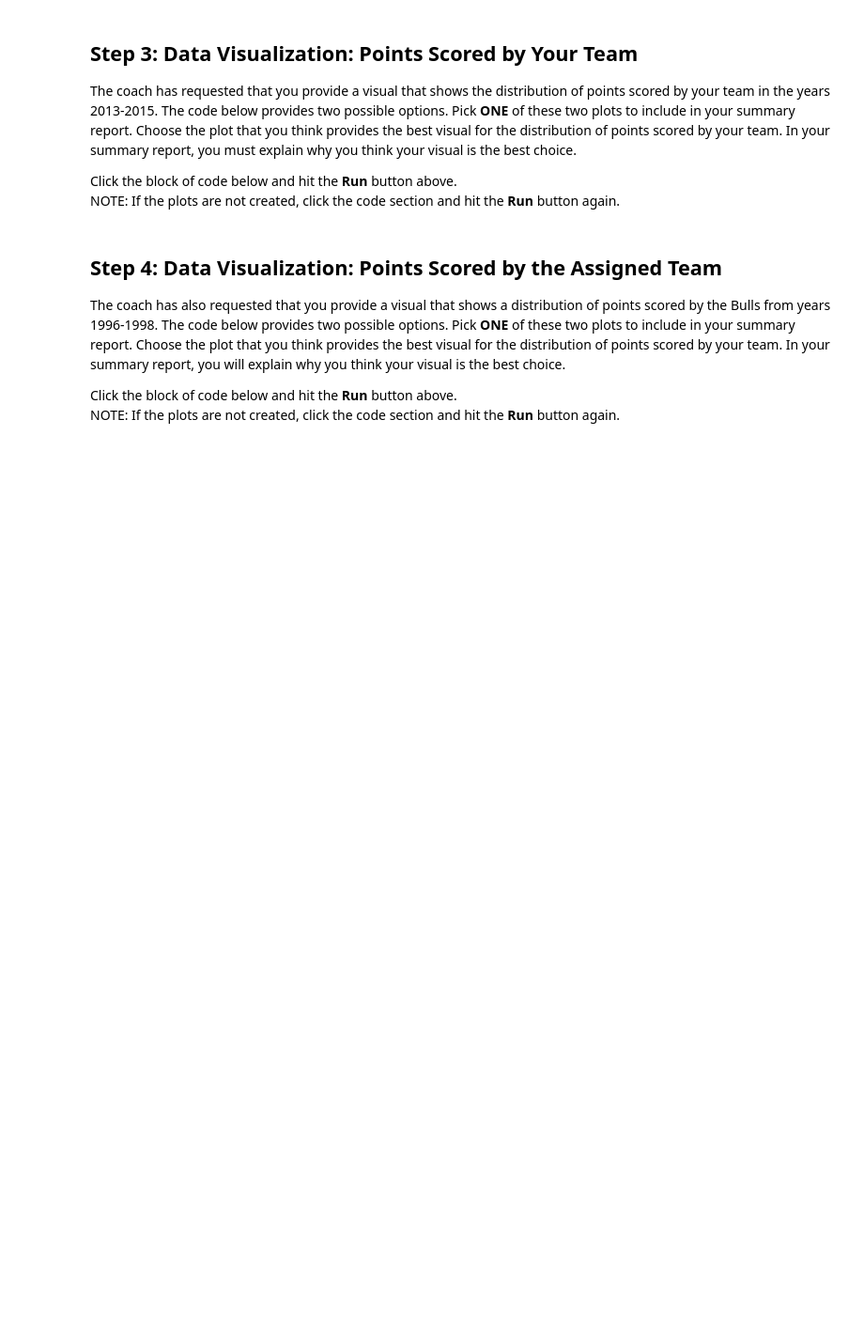
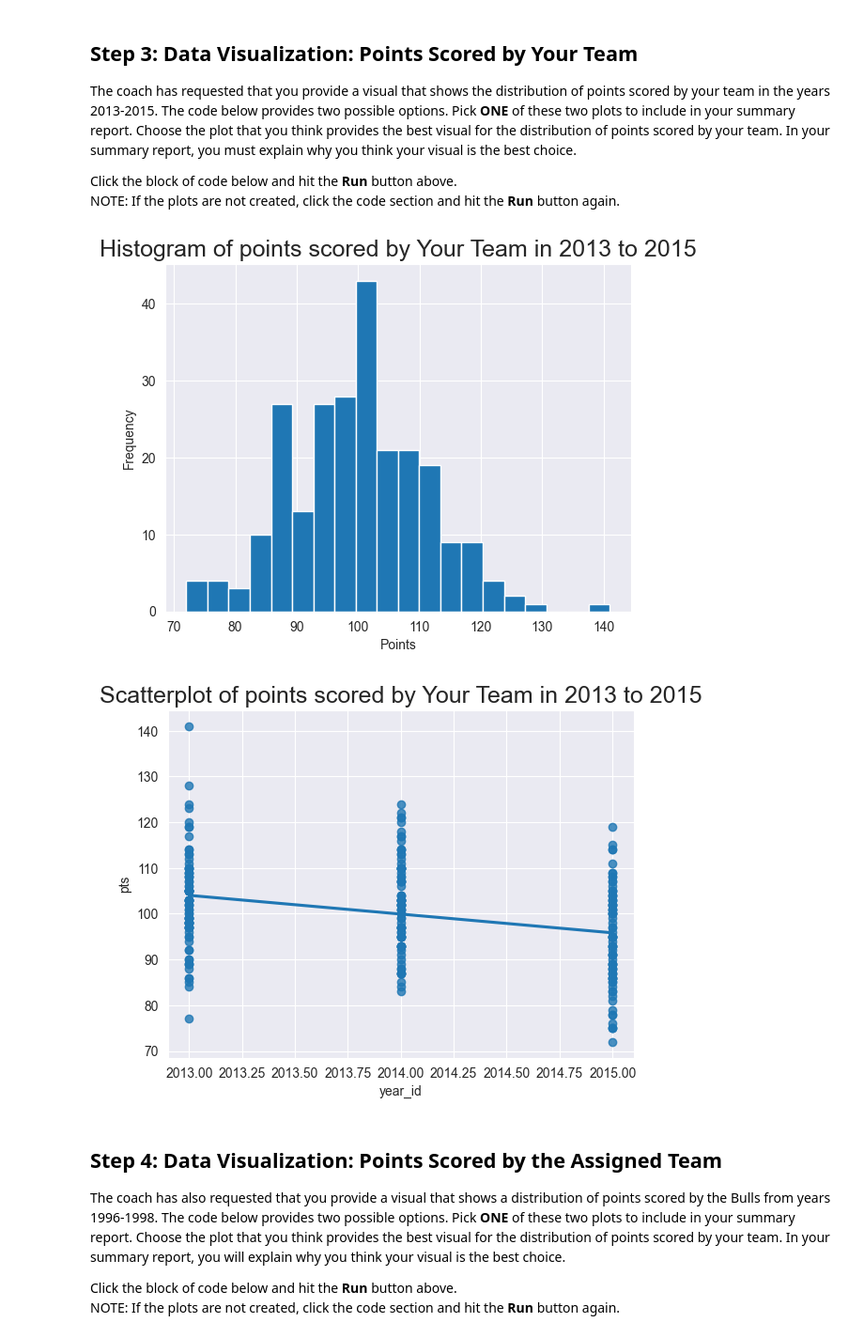
Before and after one commit to wickedyoda/MAT-243_SNHU_Statistics_for_stem, a Jupyter notebook: project 1/new-mat-243-project-one/Project One Jupyter Script.ipynb, the cells around one changed output. Shown at 94% size. Saved outputs shown, nothing was run; the diff lists cells and outputs as text; code cells hidden in the pictures; blank space fills up the shorter version.

```diff
--- a/project 1/new-mat-243-project-one/Project One Jupyter Script.ipynb
+++ b/project 1/new-mat-243-project-one/Project One Jupyter Script.ipynb
@@ -85,7 +85,7 @@ your_years_leagues_df = nba_orig_df[(nba_orig_df['year_id'].between(2013, 2015))
 
 # The dataframe for your team is called your_team_df.
 # ---- TODO: make your edits here ----
-your_team_df = your_years_leagues_df[(your_years_leagues_df['fran_id']==??TEAM??)]
+your_team_df = your_years_leagues_df[(your_years_leagues_df['fran_id']=='Heat')]
 your_team_df = your_team_df.reset_index(drop=True)
 
 display(HTML(your_team_df.head().to_html()))
@@ -101,19 +110,24 @@ NOTE: If the plots are not created, click the code section and hit the **Run** b
 # %%
 import seaborn as sns
 
 # Histogram
 fig, ax = plt.subplots()
 plt.hist(your_team_df['pts'], bins=20)
 plt.title('Histogram of points scored by Your Team in 2013 to 2015', fontsize=18)
 ax.set_xlabel('Points')
 ax.set_ylabel('Frequency')
 plt.show()
 print("")
 
 # Scatterplot
 plt.title('Scatterplot of points scored by Your Team in 2013 to 2015', fontsize=18)
-sns.regplot(your_team_df['year_id'], your_team_df['pts'], ci=None)
+
+sns.regplot(x=your_team_df['year_id'], y=your_team_df['pts'], ci=None)
+
 plt.show()
+# %% [output]
+[figure, added]
+[figure, added]
 # %% [markdown]
 ## Step 4: Data Visualization: Points Scored by the Assigned Team
 The coach has also requested that you provide a visual that shows a distribution of points scored by the Bulls from years 1996-1998. The code below provides two possible options. Pick **ONE** of these two plots to include in your summary report. Choose the plot that you think provides the best visual for the distribution of points scored by your team. In your summary report, you will explain why you think your visual is the best choice.
```
Also changed, not shown: parts of 9 cells of this notebook, 3 other files.
